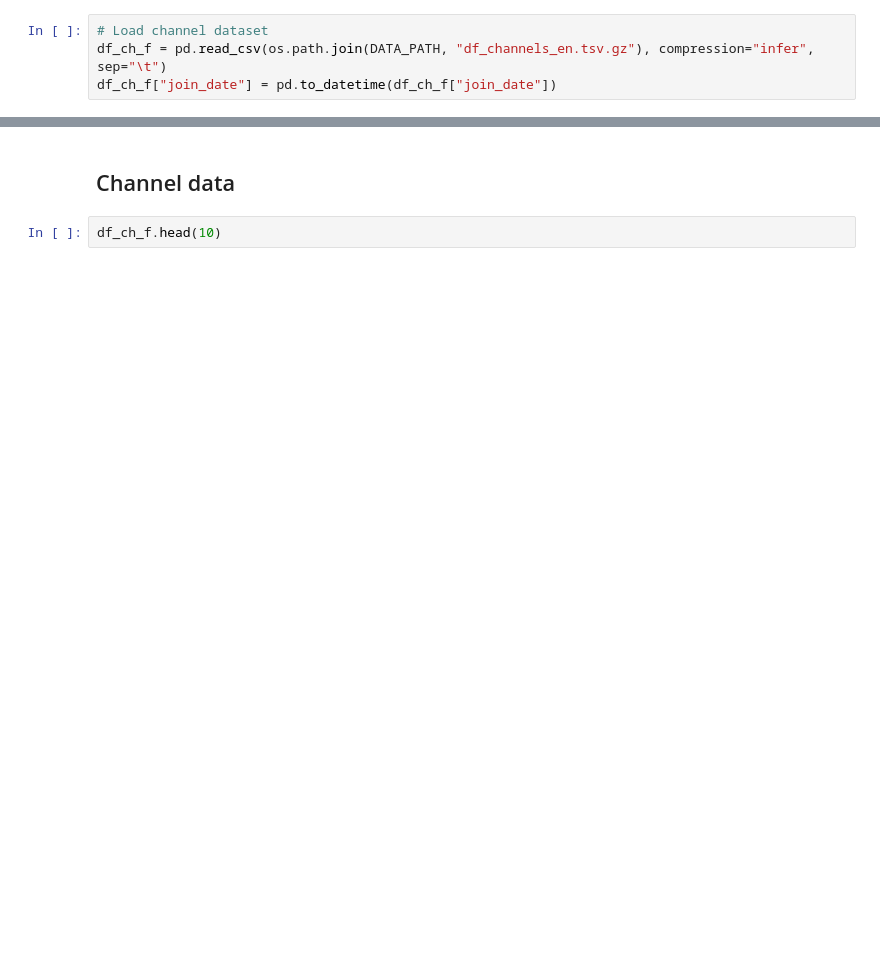
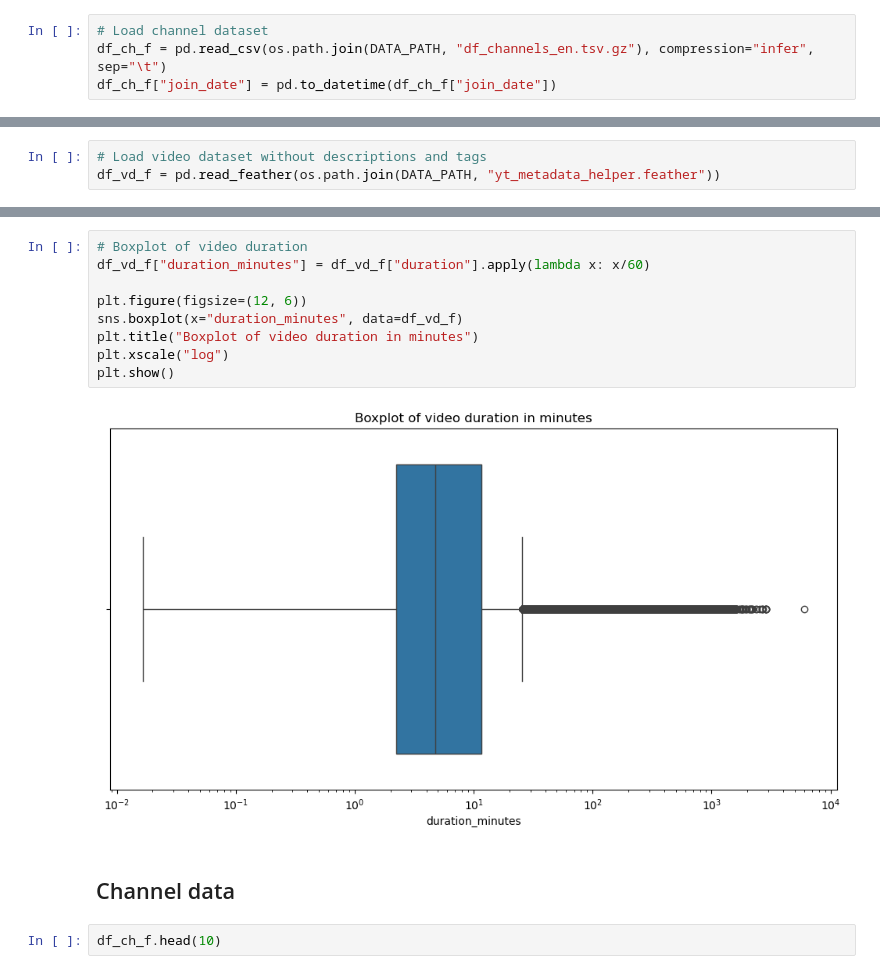
Before and after one commit to epfl-ada/ada-2024-project-robodatapioneers2024, a Jupyter notebook: initial_analysis.ipynb, the cells around one changed output, grey strips where cells are left out. Saved outputs shown, nothing was run; the diff lists cells and outputs as text; blank space fills up the shorter version.

```diff
--- a/initial_analysis.ipynb
+++ b/initial_analysis.ipynb
@@ -19,0 +34,3 @@ df_ch_f["join_date"] = pd.to_datetime(df_ch_f["join_date"])
+# %%
+# Load video dataset without descriptions and tags
+df_vd_f = pd.read_feather(os.path.join(DATA_PATH, "yt_metadata_helper.feather"))
@@ -20,3 +54,14 @@ df_ch_f["join_date"] = pd.to_datetime(df_ch_f["join_date"])
+# %%
+# Boxplot of video duration
+df_vd_f["duration_minutes"] = df_vd_f["duration"].apply(lambda x: x/60)
+
+plt.figure(figsize=(12, 6))
+sns.boxplot(x="duration_minutes", data=df_vd_f)
+plt.title("Boxplot of video duration in minutes")
+plt.xscale("log")
+plt.show()
+# %% [output]
+[figure, added]
 # %% [markdown]
 ## Channel data
 # %%
```
Also changed, not shown: parts of 43 cells of this notebook, 1 other file.
